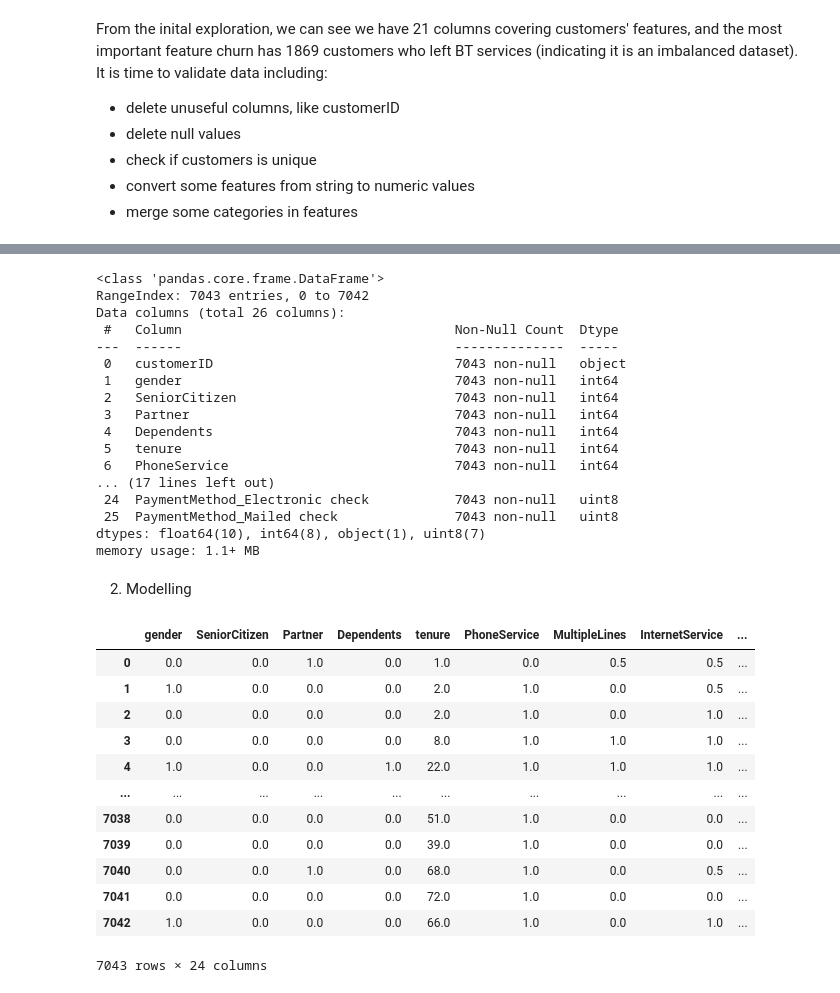
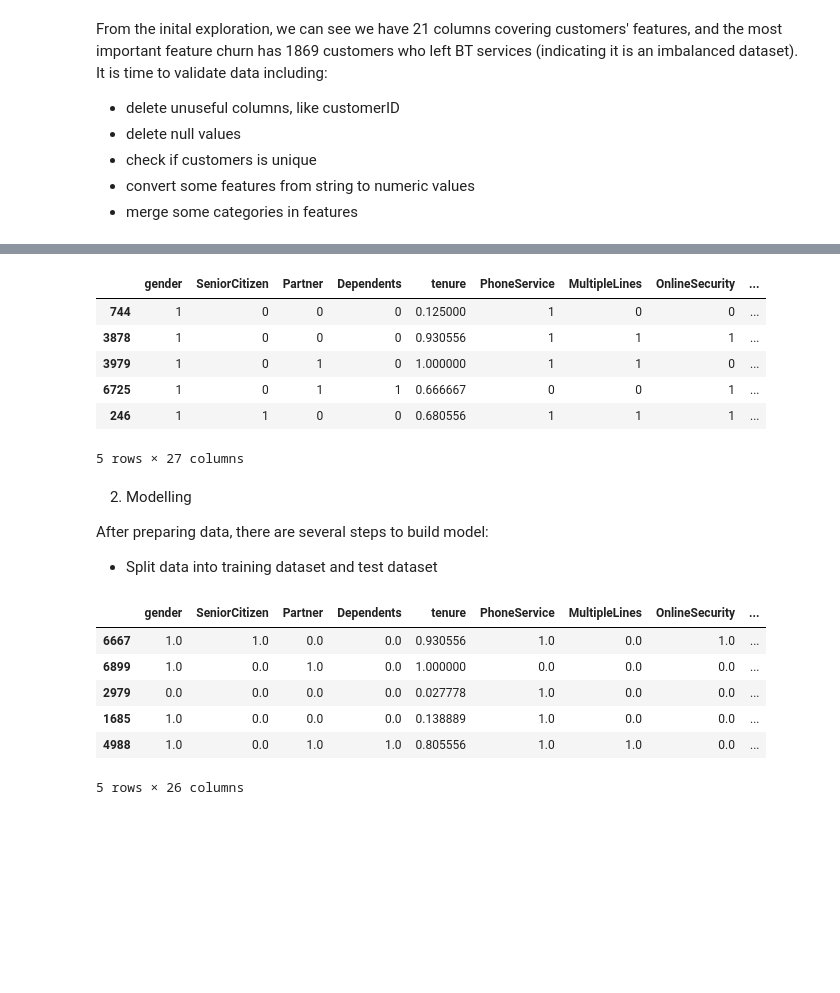
Before and after one commit to xiangivyli/data-science-portfolio, a Jupyter notebook: BT Customer Churn Prediction/BT_Customer_Churn_Prediction.ipynb, the cells around one changed output, grey strips where cells are left out. Cells and saved outputs as stored; diff of their text form; code cells hidden in the pictures; blank space fills up the shorter version.

```diff
--- a/BT Customer Churn Prediction/BT_Customer_Churn_Prediction.ipynb
+++ b/BT Customer Churn Prediction/BT_Customer_Churn_Prediction.ipynb
@@ -160,4 +160,5 @@ df_customer.dropna()
 # %%
-df_customer_clean = pd.get_dummies(df_customer,columns=['Contract','PaymentMethod'])
-df_customer_clean
+# generate dummy variables for categorical variables
+df_customer_clean = pd.get_dummies(df_customer,columns=['InternetService','Contract','PaymentMethod'])
+df_customer_clean.sample(5)
 # %% [output]
@@ -177,42 +172,40 @@ df_customer_clean
-# %%
-df_customer_clean.info()
-# %% [output]
-<class 'pandas.core.frame.DataFrame'>
-RangeIndex: 7043 entries, 0 to 7042
-Data columns (total 26 columns):
- #   Column                                   Non-Null Count  Dtype
----  ------                                   --------------  -----
- 0   customerID                               7043 non-null   object
- 1   gender                                   7043 non-null   int64
- 2   SeniorCitizen                            7043 non-null   int64
- 3   Partner                                  7043 non-null   int64
- 4   Dependents                               7043 non-null   int64
- 5   tenure                                   7043 non-null   int64
- 6   PhoneService                             7043 non-null   int64
-... (17 lines left out)
- 24  PaymentMethod_Electronic check           7043 non-null   uint8
- 25  PaymentMethod_Mailed check               7043 non-null   uint8
-dtypes: float64(10), int64(8), object(1), uint8(7)
-memory usage: 1.1+ MB
+# %%
+# scaling data to avoid bias
+column_to_scale = ['tenure','MonthlyCharges', 'TotalCharges']
+
+from sklearn.preprocessing import MinMaxScaler
+scaler = MinMaxScaler()
+df_customer_clean[column_to_scale] = scaler.fit_transform(df_customer_clean[column_to_scale])
+# %%
+# final check
+df_customer_clean.sample(5)
+# %% [output]
+|  | gender | SeniorCitizen | Partner | Dependents | tenure | PhoneService | MultipleLines | OnlineSecurity | ... |
+| 744 | 1 | 0 | 0 | 0 | 0.125000 | 1 | 0 | 0 | ... |
+| 3878 | 1 | 0 | 0 | 0 | 0.930556 | 1 | 1 | 1 | ... |
+| 3979 | 1 | 0 | 1 | 0 | 1.000000 | 1 | 1 | 0 | ... |
+| 6725 | 1 | 0 | 1 | 1 | 0.666667 | 0 | 0 | 1 | ... |
+| 246 | 1 | 1 | 0 | 0 | 0.680556 | 1 | 1 | 1 | ... |
+5 rows × 27 columns
 # %% [markdown]
 2. Modelling
+
+After preparing data, there are several steps to build model:
+- Split data into training dataset and test dataset
 # %%
-X = df_customer_clean.drop(columns = ['customerID','Churn']).copy().astype(float)
-Y = np.ravel(df_customer_clean[['Churn']])
+# keep columns except churn, copy it to avoid modifying the original one, set datatype as float
+X = df_customer_clean.drop(columns = ['Churn']).copy().astype(float)
+
+
+y = df_customer_clean.Churn.astype(np.float32)
 # %%
-X
+X.sample(5)
 # %% [output]
-|  | gender | SeniorCitizen | Partner | Dependents | tenure | PhoneService | MultipleLines | InternetService | ... |
-| 0 | 0.0 | 0.0 | 1.0 | 0.0 | 1.0 | 0.0 | 0.5 | 0.5 | ... |
-| 1 | 1.0 | 0.0 | 0.0 | 0.0 | 2.0 | 1.0 | 0.0 | 0.5 | ... |
-| 2 | 0.0 | 0.0 | 0.0 | 0.0 | 2.0 | 1.0 | 0.0 | 1.0 | ... |
-| 3 | 0.0 | 0.0 | 0.0 | 0.0 | 8.0 | 1.0 | 1.0 | 1.0 | ... |
-| 4 | 1.0 | 0.0 | 0.0 | 1.0 | 22.0 | 1.0 | 1.0 | 1.0 | ... |
-| ... | ... | ... | ... | ... | ... | ... | ... | ... | ... |
-| 7038 | 0.0 | 0.0 | 0.0 | 0.0 | 51.0 | 1.0 | 0.0 | 0.0 | ... |
-| 7039 | 0.0 | 0.0 | 0.0 | 0.0 | 39.0 | 1.0 | 0.0 | 0.0 | ... |
-| 7040 | 0.0 | 0.0 | 1.0 | 0.0 | 68.0 | 1.0 | 0.0 | 0.5 | ... |
-| 7041 | 0.0 | 0.0 | 0.0 | 0.0 | 72.0 | 1.0 | 0.0 | 0.0 | ... |
-| 7042 | 1.0 | 0.0 | 0.0 | 0.0 | 66.0 | 1.0 | 0.0 | 1.0 | ... |
+|  | gender | SeniorCitizen | Partner | Dependents | tenure | PhoneService | MultipleLines | OnlineSecurity | ... |
+| 6667 | 1.0 | 1.0 | 0.0 | 0.0 | 0.930556 | 1.0 | 0.0 | 1.0 | ... |
+| 6899 | 1.0 | 0.0 | 1.0 | 0.0 | 1.000000 | 0.0 | 0.0 | 0.0 | ... |
+| 2979 | 0.0 | 0.0 | 0.0 | 0.0 | 0.027778 | 1.0 | 0.0 | 0.0 | ... |
+| 1685 | 1.0 | 0.0 | 0.0 | 0.0 | 0.138889 | 1.0 | 0.0 | 0.0 | ... |
+| 4988 | 1.0 | 0.0 | 1.0 | 1.0 | 0.805556 | 1.0 | 1.0 | 0.0 | ... |
-7043 rows × 24 columns
+5 rows × 26 columns
 # %%
```
Also changed, not shown: parts of 13 cells of this notebook.
